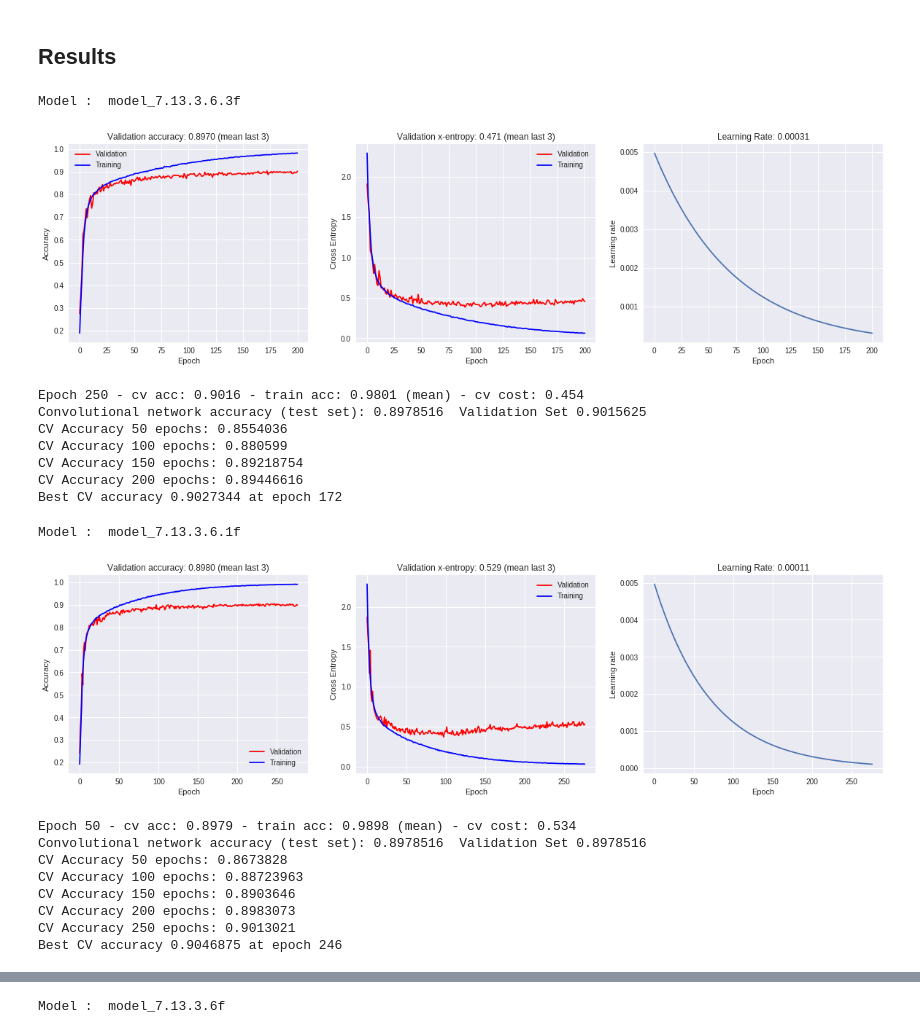
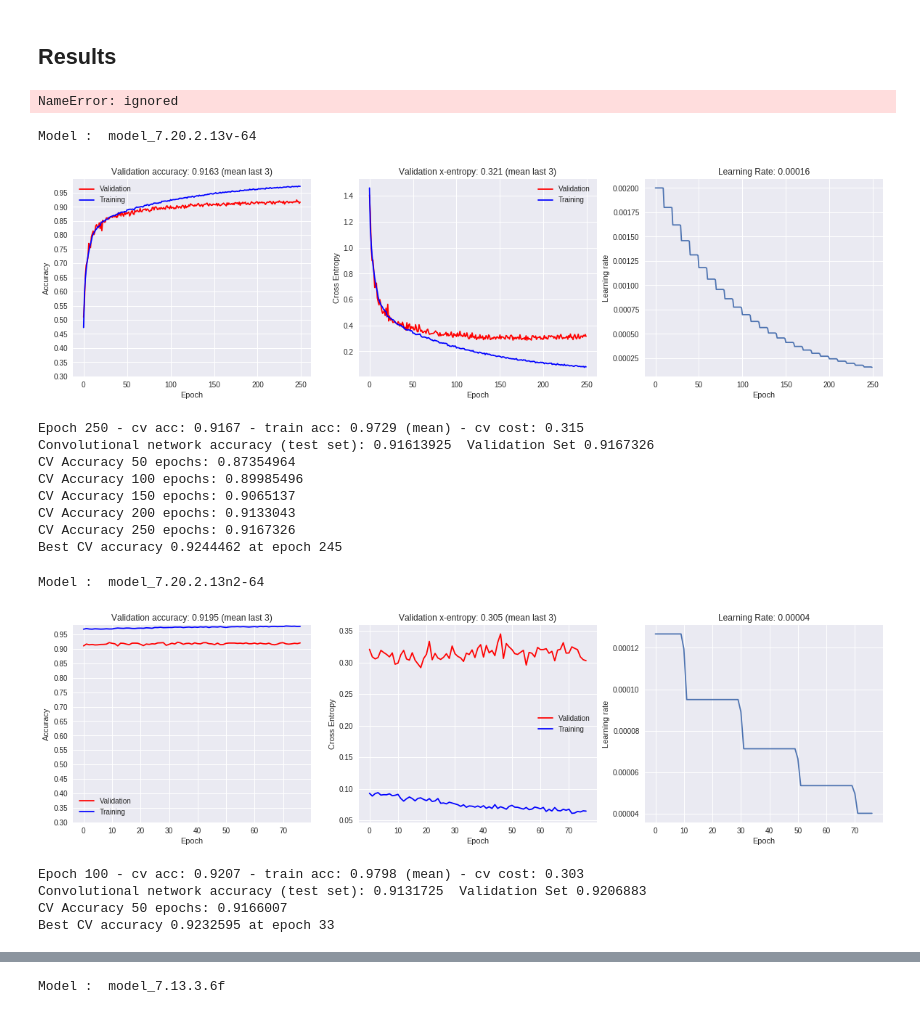
Before and after one commit to escuccim/tensorflow-cifar-classifier, a Jupyter notebook: CIFAR10_2.ipynb, the cells around one changed output, grey strips where cells are left out. Cells and saved outputs as stored; diff of their text form; code cells hidden in the pictures.

```diff
--- a/CIFAR10_2.ipynb
+++ b/CIFAR10_2.ipynb
@@ -139,7 +133,7 @@ y_cv (5000,)
 # %%
 # config
 epochs = 250                   # how many epochs
-batch_size = 128
+batch_size = 64
 
 # learning rate decay variables
 epochs_per_decay = 100
@@ -610,11 +762,11 @@ config = tf.ConfigProto()
 #else:
 #    config = tf.ConfigProto(device_count = {'GPU': 0})
 # %%
-epochs = 250
-init = True
+epochs = 50
+init = False
 # %%
 # train the model
-with tf.Session(graph=graph, config=config) as sess:
+  with tf.Session(graph=graph, config=config) as sess:
     if log_to_tensorboard:
       train_writer = tf.summary.FileWriter('./logs/tr_' + model_name, sess.graph)
       test_writer = tf.summary.FileWriter('./logs/te_' + model_name)
@@ -743,10 +895,12 @@ with tf.Session(graph=graph, config=config) as sess:
             ax[0].cla()
             ax[0].plot(valid_acc_values, color="red", label="Validation")
             ax[0].plot(train_acc_values, color="blue", label="Training")
-            ax[0].set_title('Validation accuracy: {:.4f} (mean last 3)'.format(np.mean(valid_acc_values[-3:])))
+            ax[0].set_title('Validation accuracy: {:.4f} (mean last 3)'.format(np.mean(valid_acc_values[-4:])))
 
             # since we can't zoom in on plots like in tensorboard, scale y axis to give a decent amount of detail
-            if np.mean(valid_acc_values[-3:]) > 0.85:
+            if np.mean(valid_acc_values[-3:]) > 0.90:
+              ax[0].set_ylim([0.80,1.0])
+            elif np.mean(valid_acc_values[-3:]) > 0.85:
               ax[0].set_ylim([0.75,1.0])
             elif np.mean(valid_acc_values[-3:]) > 0.75:
               ax[0].set_ylim([0.65,1.0])
@@ -762,14 +916,15 @@ with tf.Session(graph=graph, config=config) as sess:
             ax[1].cla()
             ax[1].plot(valid_cost_values, color="red", label="Validation")
             ax[1].plot(train_cost_values, color="blue", label="Training")
-            ax[1].set_title('Validation xentropy: {:.3f} (mean last 3)'.format(np.mean(valid_cost_values[-3:])))
+            ax[1].set_title('Validation xentropy: {:.3f} (mean last 3)'.format(np.mean(valid_cost_values[-4:])))
             ax[1].set_xlabel('Epoch')
             ax[1].set_ylabel('Cross Entropy')
+            ax[1].set_ylim([0,2.0])
             ax[1].legend()
 
             ax[2].cla()
             ax[2].plot(train_lr_values)
-            ax[2].set_title("Learning rate: {:.5f}".format(np.mean(train_lr_values[-1:])))
+            ax[2].set_title("Learning rate: {:.6f}".format(np.mean(train_lr_values[-1:])))
             ax[2].set_xlabel("Epoch")
             ax[2].set_ylabel("Learning Rate")
 
@@ -815,7 +970,7 @@ Saving checkpoint
 # %% [markdown]
 ## Results
 # %%
-## MODEL 7.13.3.6.4f - no crop, 250 epochs
+## MODEL 7.20.2.13v - no crop, 64 batch size
 print("Model : ", model_name)
 
 # Plot cost and accuracy and training and validation
@@ -824,6 +979,7 @@ f, ax = plt.subplots(1,3,figsize=(20,5))
 ax[0].plot(valid_acc_values, color="red", label="Validation")
 ax[0].plot(train_acc_values, color="blue", label="Training")
 ax[0].set_title('Validation accuracy: {:.4f} (mean last 3)'.format(np.mean(valid_acc_values[-3:])))
+ax[0].set_yticks(np.arange(0.3, 1.0, 0.05))
 ax[0].legend()
 ax[0].set_xlabel('Epoch')
 ax[0].set_ylabel('Accuracy')
@@ -857,11 +1013,15 @@ if len(valid_acc_values) >= 249:
   print("CV Accuracy 250 epochs:", np.mean(valid_acc_values[246:249]))
 if len(valid_acc_values) >= 299:
   print("CV Accuracy 300 epochs:", np.mean(valid_acc_values[296:299]))
+if len(valid_acc_values) >= 349:
+  print("CV Accuracy 350 epochs:", np.mean(valid_acc_values[346:349]))
 
 max_cv = np.argmax(valid_acc_values)
 print("Best CV accuracy", valid_acc_values[max_cv], "at epoch", max_cv)
+# %% [output]
+NameError: ignored
 # %%
-## MODEL 7.13.3.6.3f - no crop, 250 epochs
+## MODEL 7.20.2.13v - no crop, 64 batch size
 print("Model : ", model_name)
 
 # Plot cost and accuracy and training and validation
@@ -870,6 +1030,7 @@ f, ax = plt.subplots(1,3,figsize=(20,5))
 ax[0].plot(valid_acc_values, color="red", label="Validation")
 ax[0].plot(train_acc_values, color="blue", label="Training")
 ax[0].set_title('Validation accuracy: {:.4f} (mean last 3)'.format(np.mean(valid_acc_values[-3:])))
+ax[0].set_yticks(np.arange(0.3, 1.0, 0.05))
 ax[0].legend()
 ax[0].set_xlabel('Epoch')
 ax[0].set_ylabel('Accuracy')
@@ -903,21 +1064,24 @@ if len(valid_acc_values) >= 249:
   print("CV Accuracy 250 epochs:", np.mean(valid_acc_values[246:249]))
 if len(valid_acc_values) >= 299:
   print("CV Accuracy 300 epochs:", np.mean(valid_acc_values[296:299]))
+if len(valid_acc_values) >= 349:
+  print("CV Accuracy 350 epochs:", np.mean(valid_acc_values[346:349]))
 
 max_cv = np.argmax(valid_acc_values)
 print("Best CV accuracy", valid_acc_values[max_cv], "at epoch", max_cv)
 # %% [output]
-Model :  model_7.13.3.6.3f
+Model :  model_7.20.2.13v-64
-[figure, old version]
+[figure, new version]
-Epoch 250 - cv acc: 0.9016 - train acc: 0.9801 (mean) - cv cost: 0.454
-Convolutional network accuracy (test set): 0.8978516  Validation Set 0.9015625
-CV Accuracy 50 epochs: 0.8554036
-CV Accuracy 100 epochs: 0.880599
-CV Accuracy 150 epochs: 0.89218754
-CV Accuracy 200 epochs: 0.89446616
-Best CV accuracy 0.9027344 at epoch 172
+Epoch 250 - cv acc: 0.9167 - train acc: 0.9729 (mean) - cv cost: 0.315
+Convolutional network accuracy (test set): 0.91613925  Validation Set 0.9167326
+CV Accuracy 50 epochs: 0.87354964
+CV Accuracy 100 epochs: 0.89985496
+CV Accuracy 150 epochs: 0.9065137
+CV Accuracy 200 epochs: 0.9133043
+CV Accuracy 250 epochs: 0.9167326
+Best CV accuracy 0.9244462 at epoch 245
 # %%
-## MODEL 7.13.3.6.2f - no crop, 250 epochs
+## MODEL 7.20.2.13n* - no crop, 64 batch size
 print("Model : ", model_name)
 
 # Plot cost and accuracy and training and validation
@@ -926,6 +1090,7 @@ f, ax = plt.subplots(1,3,figsize=(20,5))
 ax[0].plot(valid_acc_values, color="red", label="Validation")
 ax[0].plot(train_acc_values, color="blue", label="Training")
 ax[0].set_title('Validation accuracy: {:.4f} (mean last 3)'.format(np.mean(valid_acc_values[-3:])))
+ax[0].set_yticks(np.arange(0.3, 1.0, 0.05))
 ax[0].legend()
 ax[0].set_xlabel('Epoch')
 ax[0].set_ylabel('Accuracy')
@@ -936,41 +1101,39 @@ ax[1].set_xlabel('Epoch')
 ax[1].set_ylabel('Cross Entropy')
 ax[1].legend()
 ax[2].cla()
 ax[2].plot(train_lr_values)
 ax[2].set_title("Learning Rate: {:.5f}".format(np.mean(train_lr_values[-2:])))
 ax[2].set_xlabel("Epoch")
 ax[2].set_ylabel("Learning rate")
 plt.show()
 
 print('Epoch {} - cv acc: {:.4f} - train acc: {:.4f} (mean) - cv cost: {:.3f}'.format(
                 epochs, np.mean(batch_cv_acc), np.mean(batch_acc), np.mean(batch_cv_cost)
             ))
 
 print("Convolutional network accuracy (test set):",test_acc, " Validation Set", valid_acc_values[-1])
 
 print("CV Accuracy 50 epochs:", np.mean(valid_acc_values[46:49]))
 if len(valid_acc_values) >= 99:
   print("CV Accuracy 100 epochs:", np.mean(valid_acc_values[96:99]))
 if len(valid_acc_values) >= 149:
   print("CV Accuracy 150 epochs:", np.mean(valid_acc_values[146:149]))
 if len(valid_acc_values) >= 199:
   print("CV Accuracy 200 epochs:", np.mean(valid_acc_values[196:199]))
 if len(valid_acc_values) >= 249:
   print("CV Accuracy 250 epochs:", np.mean(valid_acc_values[246:249]))
 if len(valid_acc_values) >= 299:
   print("CV Accuracy 300 epochs:", np.mean(valid_acc_values[296:299]))
+if len(valid_acc_values) >= 349:
+  print("CV Accuracy 350 epochs:", np.mean(valid_acc_values[346:349]))
 
 max_cv = np.argmax(valid_acc_values)
 print("Best CV accuracy", valid_acc_values[max_cv], "at epoch", max_cv)
 # %% [output]
-Model :  model_7.13.3.6.1f
+Model :  model_7.20.2.13n2-64
-[figure, old version]
+[figure, new version]
-Epoch 50 - cv acc: 0.8979 - train acc: 0.9898 (mean) - cv cost: 0.534
-Convolutional network accuracy (test set): 0.8978516  Validation Set 0.8978516
-CV Accuracy 50 epochs: 0.8673828
-CV Accuracy 100 epochs: 0.88723963
-CV Accuracy 150 epochs: 0.8903646
-CV Accuracy 200 epochs: 0.8983073
-CV Accuracy 250 epochs: 0.9013021
-Best CV accuracy 0.9046875 at epoch 246
+Epoch 100 - cv acc: 0.9207 - train acc: 0.9798 (mean) - cv cost: 0.303
+Convolutional network accuracy (test set): 0.9131725  Validation Set 0.9206883
+CV Accuracy 50 epochs: 0.9166007
+Best CV accuracy 0.9232595 at epoch 33
 # %%
```
Also changed, not shown: parts of 13 cells of this notebook, 3 other files.
